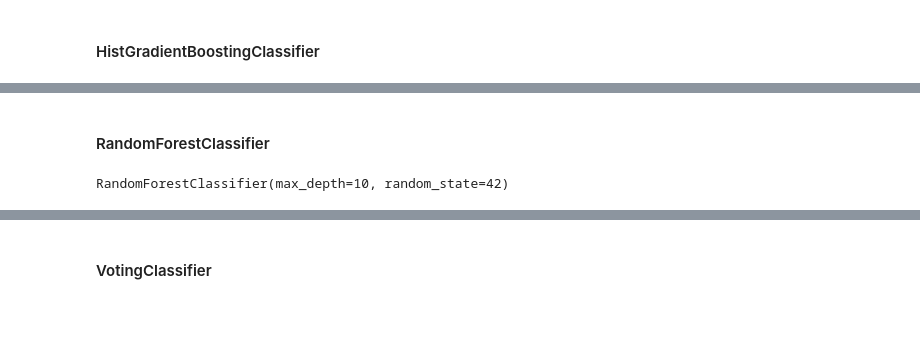
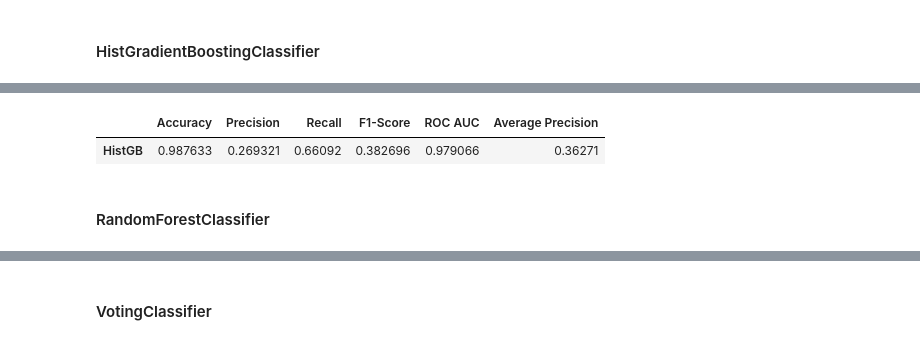
Before and after one commit to jiaweiho72/BT4012, a Jupyter notebook: notebooks/03_modelling.ipynb, the cells around one changed output, grey strips where cells are left out. Cells and saved outputs as stored; diff of their text form; code cells hidden in the pictures; blank space fills up the shorter version.

```diff
--- a/notebooks/03_modelling.ipynb
+++ b/notebooks/03_modelling.ipynb
@@ -442,13 +480,17 @@ HistGradientBoostingClassifier(random_state=42)
+# %%
+# evaluate model performance on the validation set for hyperparameter tuning
+y_valpred_histgb = histgb_model.predict(X_valid)
+y_valpred_prob_histgb = histgb_model.predict_proba(X_valid)[:, 1]
+
+evaluator.evaluate_model(
+    model_name="HistGB",
+    y_actual=y_valid,
+    y_pred=y_valpred_histgb,
+    y_pred_prob=y_valpred_prob_histgb,
+    dataset_name="Validation"
+)
+# %% [output]
+|  | Accuracy | Precision | Recall | F1-Score | ROC AUC | Average Precision |
+| HistGB | 0.987633 | 0.269321 | 0.66092 | 0.382696 | 0.979066 | 0.36271 |
 # %% [markdown]
 #### RandomForestClassifier
-# %%
-from sklearn.ensemble import RandomForestClassifier
-
-rf_model = RandomForestClassifier(
-    n_estimators=100,
-    max_depth=10,
-    random_state=RANDOM_STATE)
-
-rf_model.fit(X_train, y_train)
-# %% [output]
-RandomForestClassifier(max_depth=10, random_state=42)
```
Also changed, not shown: parts of 10 cells of this notebook.
